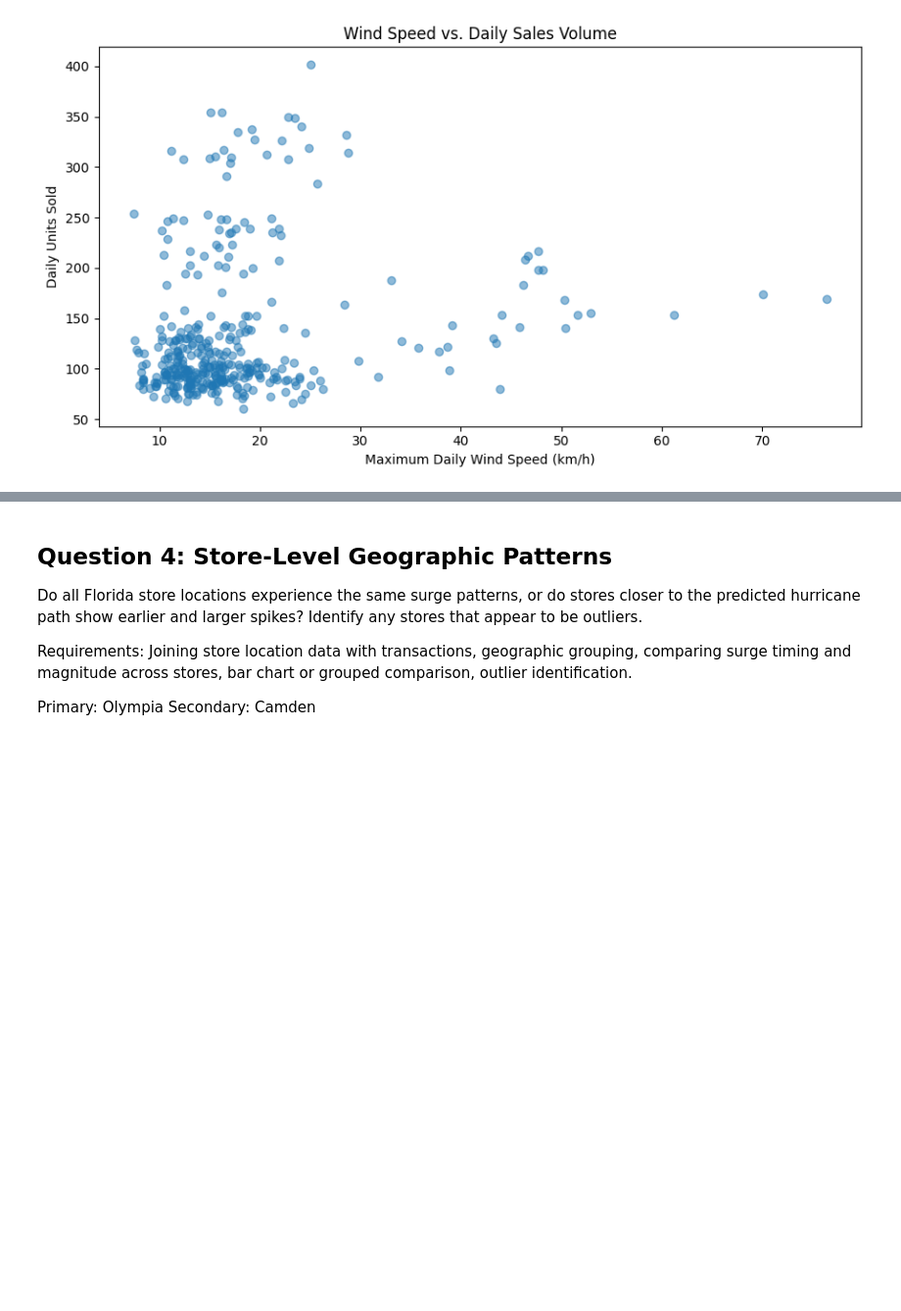
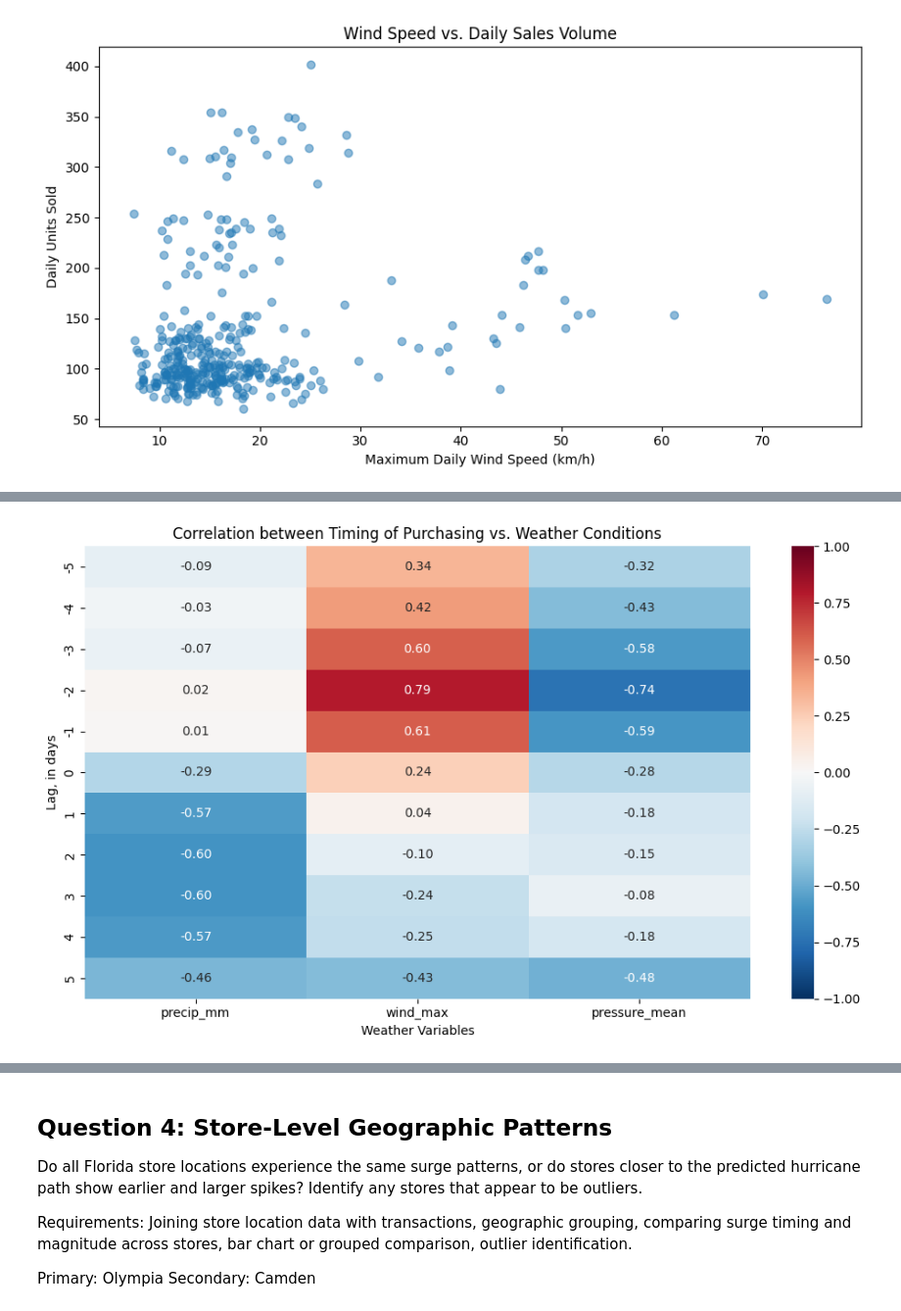
Before and after one commit to ciara-graves/walmart-hurricane-project, a Jupyter notebook: notebooks/DS2002_MidtermTeam_notebook.ipynb, the cells around one changed output, grey strips where cells are left out. Shown at 98% size. Saved outputs shown, nothing was run; the diff lists cells and outputs as text; code cells hidden in the pictures; blank space fills up the shorter version.

```diff
--- a/notebooks/DS2002_MidtermTeam_notebook.ipynb
+++ b/notebooks/DS2002_MidtermTeam_notebook.ipynb
@@ -2658,0 +2906,44 @@ Weather and joined datasets saved.
+# %%
+# 14
+# Lag correlation
+# use agrregated sale from above chunk
+import pandas as pd
+import matplotlib.pyplot as plt
+import seaborn as sns
+
+weather_vars = ['precip_mm', 'wind_max', 'pressure_mean']
+lags = range(-5, 6)
+
+# Obs need to be set and ordered
+daily = daily.set_index('date').sort_index().asfreq('D')
+
+lag_corr = pd.DataFrame(index=lags)
+
+for var in weather_vars:
+    lag_corr[var] = [
+        daily['daily_units'].corr(
+            daily[var].shift(lag)
+        )
+        for lag in lags
+    ]
+
+# Plot the lag correlations
+plt.figure(figsize=(10, 6))
+
+sns.heatmap(
+    lag_corr,
+    annot=True,
+    fmt='.2f',
+    cmap='RdBu_r',
+    center=0,
+    vmin=-1,
+    vmax=1
+)
+
+plt.title('Correlation between Timing of Purchasing vs. Weather Conditions')
+plt.xlabel('Weather Variables')
+plt.ylabel('Lag, in days')
+plt.tight_layout()
+plt.show()
+# %% [output]
+[figure, added]
```
Also changed, not shown: parts of 41 cells of this notebook.
